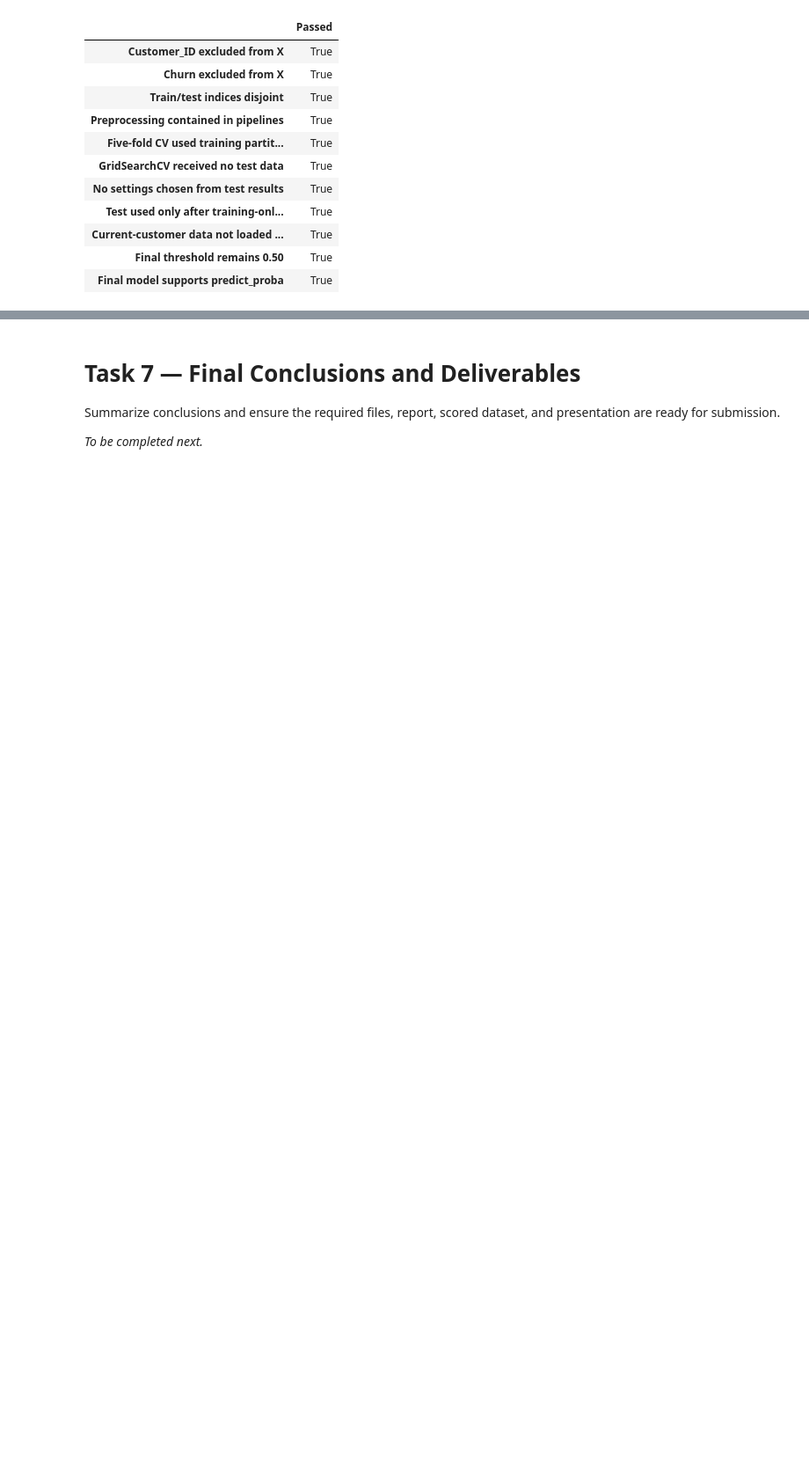
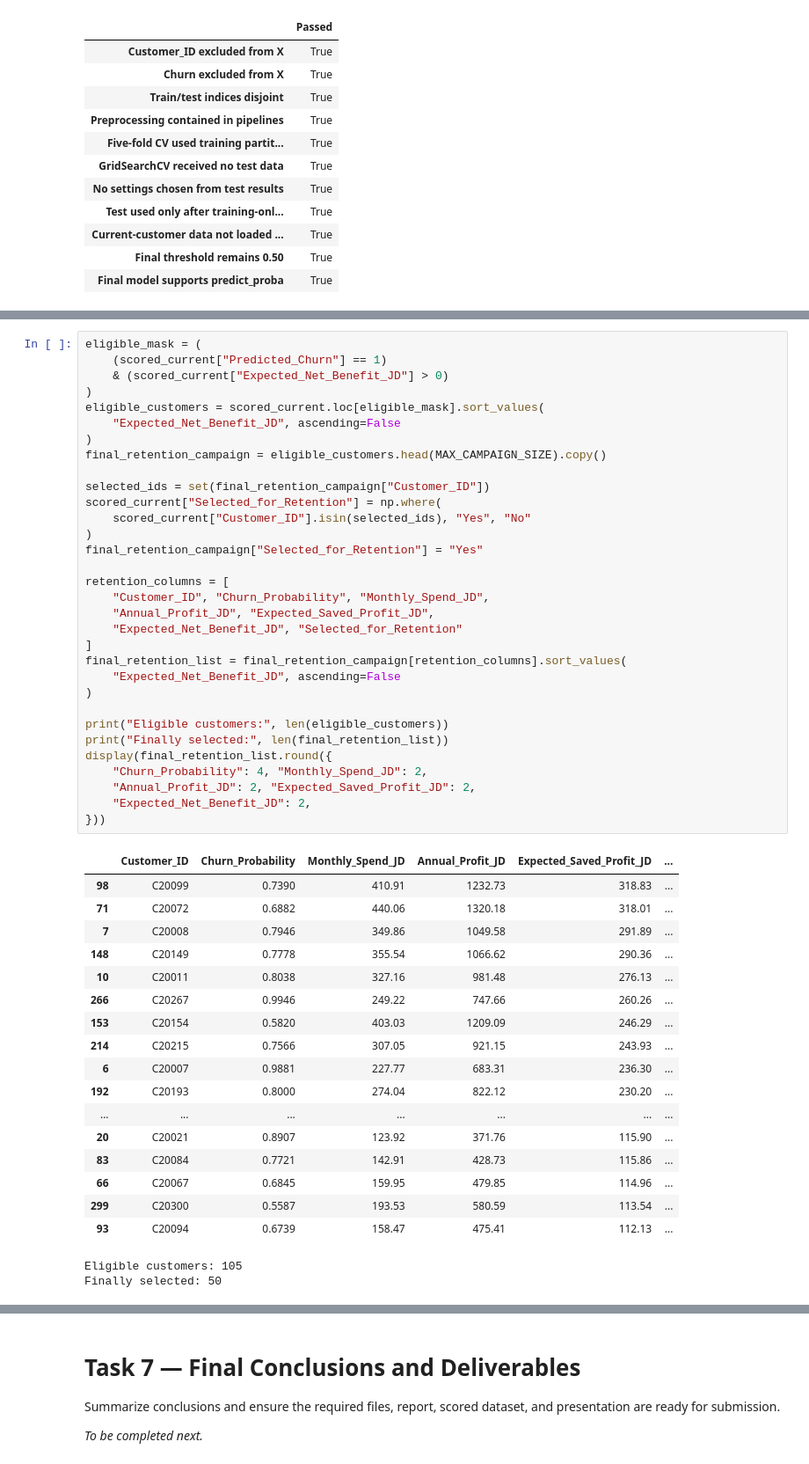
Before and after one commit to HaneenDahbour/novamart-customer-retention, a Jupyter notebook: NovaMart_Final_Project.ipynb, the cells around one changed output, grey strips where cells are left out. Shown at 88% size. Drawn from its saved outputs; the diff is of its cells as text; blank space fills up the shorter version.

Commit message:
Complete customer scoring and retention optimization

```diff
--- a/NovaMart_Final_Project.ipynb
+++ b/NovaMart_Final_Project.ipynb
@@ -1736,0 +2011,52 @@ Score current customers, calculate financial value and expected benefit, create
+# %%
+eligible_mask = (
+    (scored_current["Predicted_Churn"] == 1)
+    & (scored_current["Expected_Net_Benefit_JD"] > 0)
+)
+eligible_customers = scored_current.loc[eligible_mask].sort_values(
+    "Expected_Net_Benefit_JD", ascending=False
+)
+final_retention_campaign = eligible_customers.head(MAX_CAMPAIGN_SIZE).copy()
+
+selected_ids = set(final_retention_campaign["Customer_ID"])
+scored_current["Selected_for_Retention"] = np.where(
+    scored_current["Customer_ID"].isin(selected_ids), "Yes", "No"
+)
+final_retention_campaign["Selected_for_Retention"] = "Yes"
+
+retention_columns = [
+    "Customer_ID", "Churn_Probability", "Monthly_Spend_JD",
+    "Annual_Profit_JD", "Expected_Saved_Profit_JD",
+    "Expected_Net_Benefit_JD", "Selected_for_Retention"
+]
+final_retention_list = final_retention_campaign[retention_columns].sort_values(
+    "Expected_Net_Benefit_JD", ascending=False
+)
+
+print("Eligible customers:", len(eligible_customers))
+print("Finally selected:", len(final_retention_list))
+display(final_retention_list.round({
+    "Churn_Probability": 4, "Monthly_Spend_JD": 2,
+    "Annual_Profit_JD": 2, "Expected_Saved_Profit_JD": 2,
+    "Expected_Net_Benefit_JD": 2,
+}))
+# %% [output]
+|  | Customer_ID | Churn_Probability | Monthly_Spend_JD | Annual_Profit_JD | Expected_Saved_Profit_JD | ... |
+| 98 | C20099 | 0.7390 | 410.91 | 1232.73 | 318.83 | ... |
+| 71 | C20072 | 0.6882 | 440.06 | 1320.18 | 318.01 | ... |
+| 7 | C20008 | 0.7946 | 349.86 | 1049.58 | 291.89 | ... |
+| 148 | C20149 | 0.7778 | 355.54 | 1066.62 | 290.36 | ... |
+| 10 | C20011 | 0.8038 | 327.16 | 981.48 | 276.13 | ... |
+| 266 | C20267 | 0.9946 | 249.22 | 747.66 | 260.26 | ... |
+| 153 | C20154 | 0.5820 | 403.03 | 1209.09 | 246.29 | ... |
+| 214 | C20215 | 0.7566 | 307.05 | 921.15 | 243.93 | ... |
+| 6 | C20007 | 0.9881 | 227.77 | 683.31 | 236.30 | ... |
+| 192 | C20193 | 0.8000 | 274.04 | 822.12 | 230.20 | ... |
+| ... | ... | ... | ... | ... | ... | ... |
+| 20 | C20021 | 0.8907 | 123.92 | 371.76 | 115.90 | ... |
+| 83 | C20084 | 0.7721 | 142.91 | 428.73 | 115.86 | ... |
+| 66 | C20067 | 0.6845 | 159.95 | 479.85 | 114.96 | ... |
+| 299 | C20300 | 0.5587 | 193.53 | 580.59 | 113.54 | ... |
+| 93 | C20094 | 0.6739 | 158.47 | 475.41 | 112.13 | ... |
+Eligible customers: 105
+Finally selected: 50
```
Also changed, not shown: parts of 54 cells of this notebook, 4 other files.
